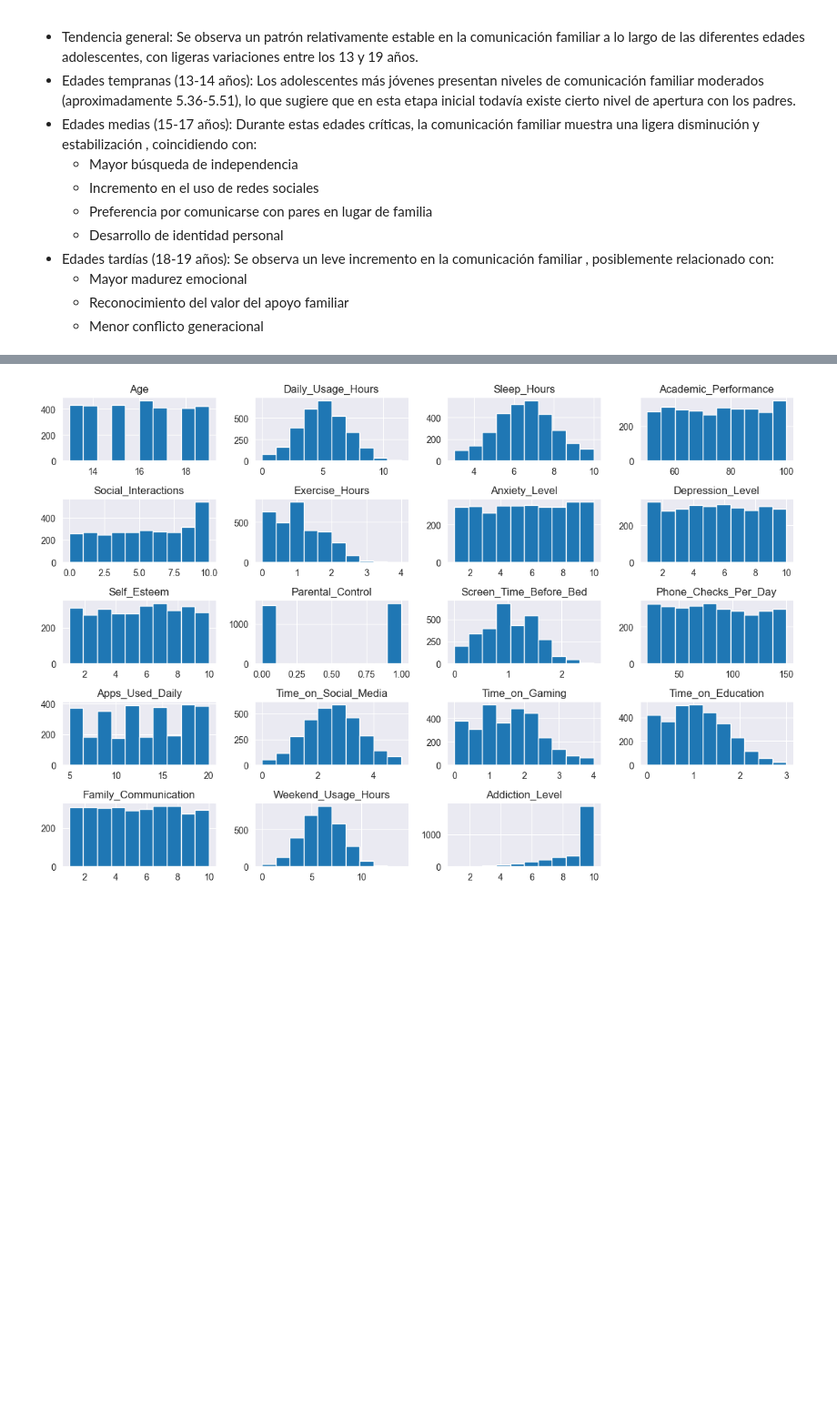
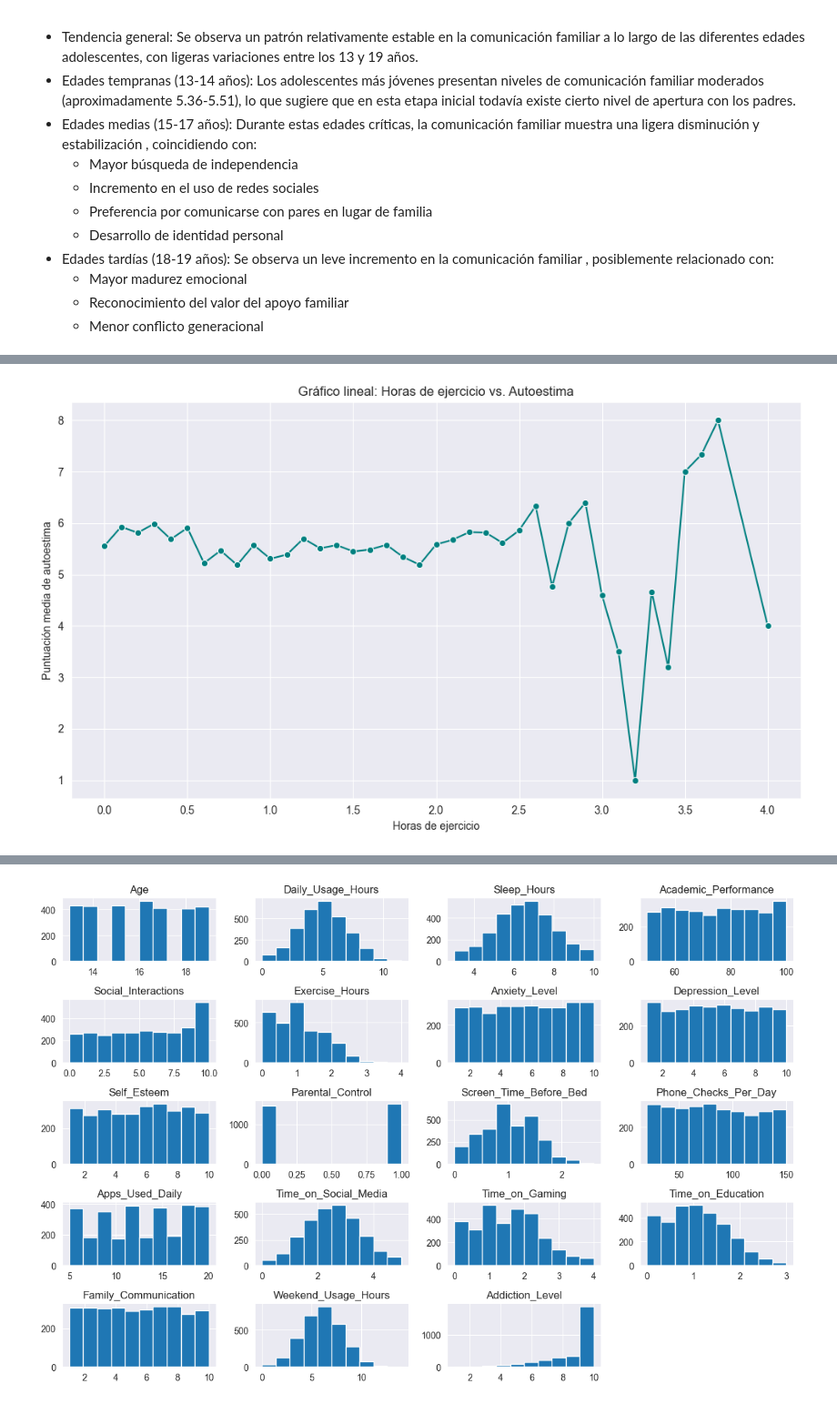
Before and after one commit to somoel/uso_telefono_adolescentes, a Jupyter notebook: notebooks/analysis.ipynb, the cells around one changed output, grey strips where cells are left out. Shown at 91% size. Cells and saved outputs as stored; diff of their text form; code cells hidden in the pictures; blank space fills up the shorter version.

```diff
--- a/notebooks/analysis.ipynb
+++ b/notebooks/analysis.ipynb
@@ -294,0 +291,15 @@ plt.show()
+# %%
+# ejercicio vs autoestima
+grouped_df = df.groupby('Exercise_Hours')['Self_Esteem'].mean().reset_index()
+
+# Create the line plot
+plt.figure(figsize=(10, 6))
+sns.lineplot(data=grouped_df, x='Exercise_Hours', y='Self_Esteem', marker='o', color='teal')
+plt.title('Gráfico lineal: Horas de ejercicio vs. Autoestima')
+plt.xlabel('Horas de ejercicio')
+plt.ylabel('Puntuación media de autoestima')
+plt.grid(True)
+plt.tight_layout()
+plt.show()
+# %% [output]
+[figure, added]
```
Also changed, not shown: parts of 24 cells of this notebook.
